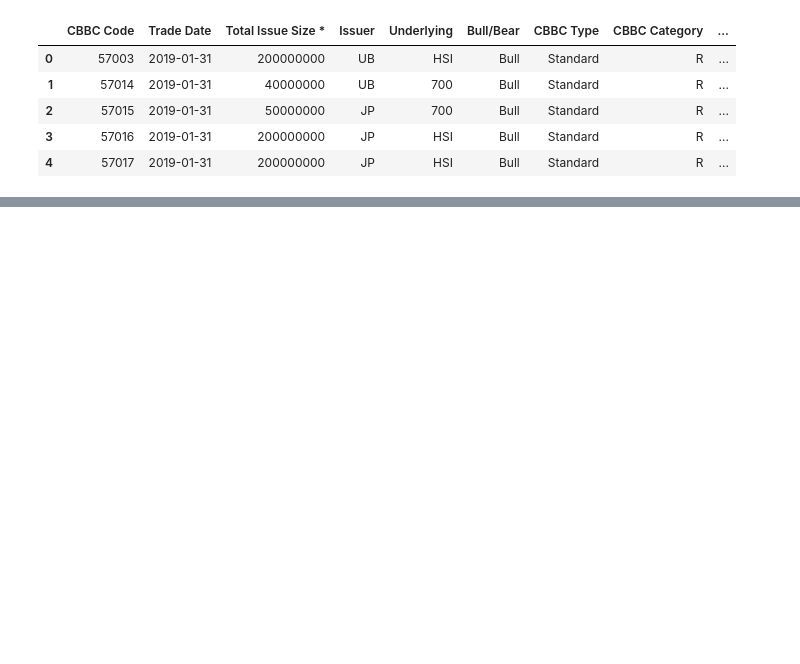
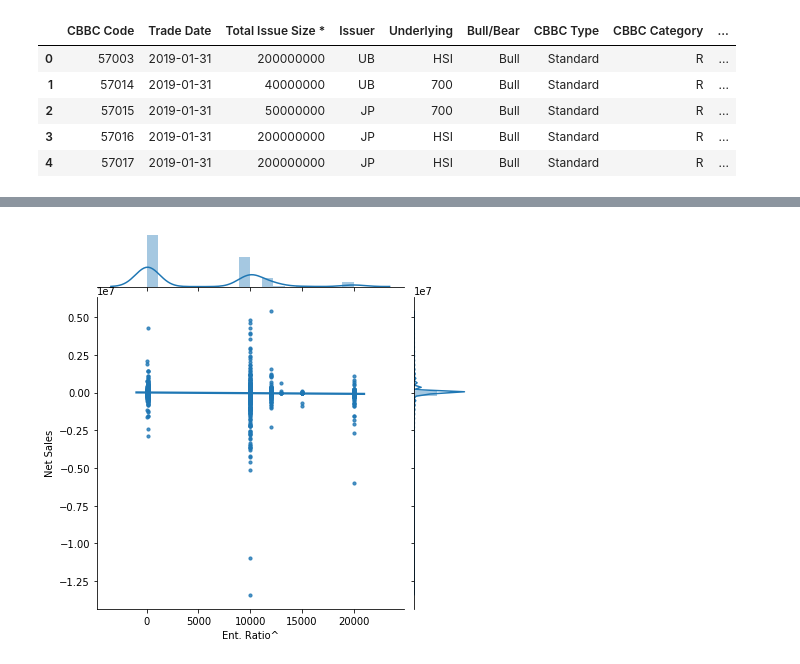
Before and after one commit to Nikhil29/Hackathon, a Jupyter notebook: dataAnalysis.ipynb, the cells around one changed output, grey strips where cells are left out. Cells and saved outputs as stored; diff of their text form; code cells hidden in the pictures; blank space fills up the shorter version.

```diff
--- a/dataAnalysis.ipynb
+++ b/dataAnalysis.ipynb
@@ -147,0 +178,16 @@ print('Avg sale:', totalIssuePlot['Net Sales'].mean())
+# %%
+# Net Sales vs Ent. Ratio^
+salesVsRatio = cbbcGrouped[['Ent. Ratio^', 'Net Sales']]
+
+#Initialize a joint-grid with the dataframe, using seaborn library
+gridA = sns.JointGrid(x="Ent. Ratio^", y="Net Sales", data=salesVsRatio, size=6)
+
+#Draws a regression plot in the grid
+gridA = gridA.plot_joint(sns.regplot, scatter_kws={"s": 10})
+
+#Draws a distribution plot in the same grid
+gridA = gridA.plot_marginals(sns.distplot)
+
+# From below graph, the conclusion is Ent. Ratio of (10000) or (close to 100) lead to better sales
+# %% [output]
+[figure, added]
```
Also changed, not shown: parts of 6 cells of this notebook.
